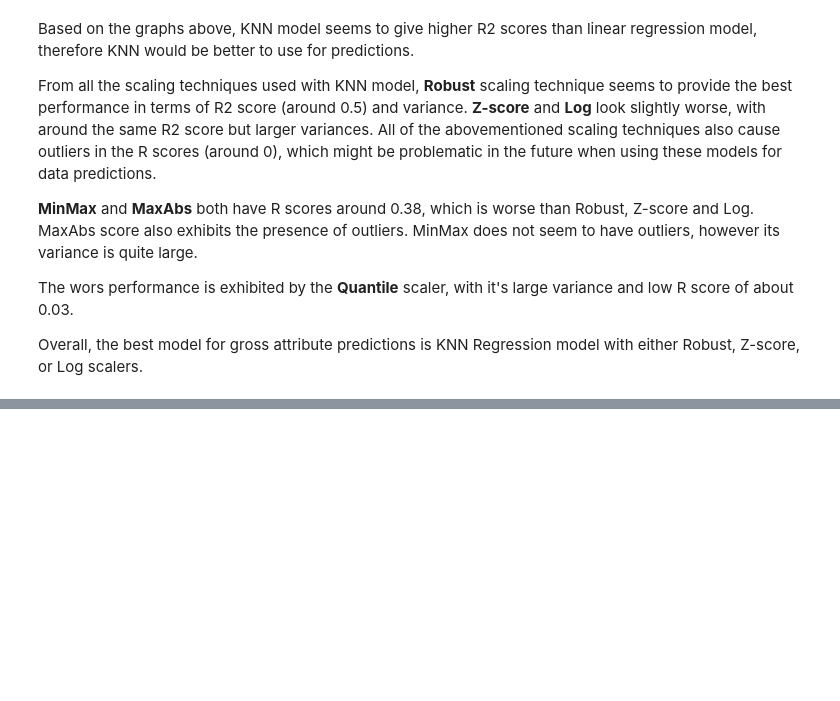
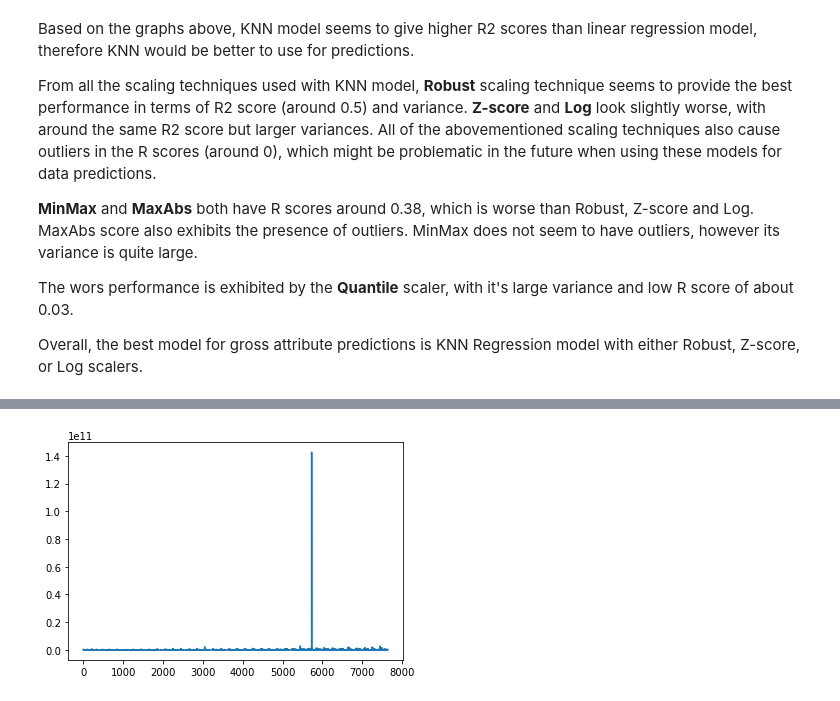
Before and after one commit to dchicasduena/COMP3400_Project, a Jupyter notebook: Iteration 2/Project2.ipynb, the cells around one changed output, grey strips where cells are left out. Saved outputs shown, nothing was run; the diff lists cells and outputs as text; code cells hidden in the pictures; blank space fills up the shorter version.

```diff
--- a/Iteration 2/Project2.ipynb
+++ b/Iteration 2/Project2.ipynb
@@ -402,0 +455,5 @@ Overall, the best model for gross attribute predictions is KNN Regression model
+# %%
+m2['gross'].plot()
+plt.show()
+# %% [output]
+[figure, added]
```
Also changed, not shown: parts of 6 cells of this notebook.
